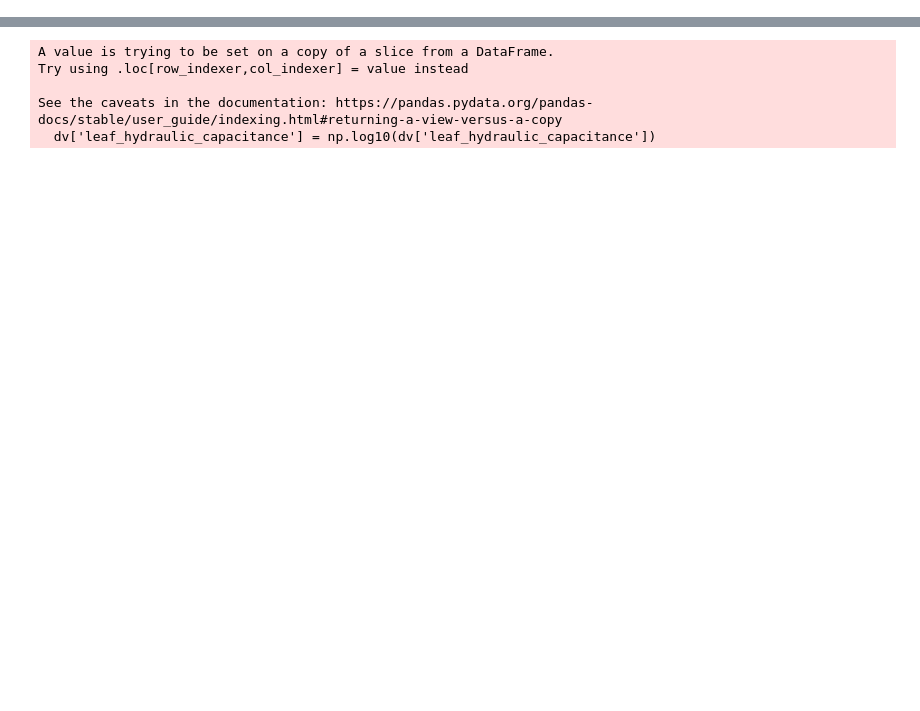
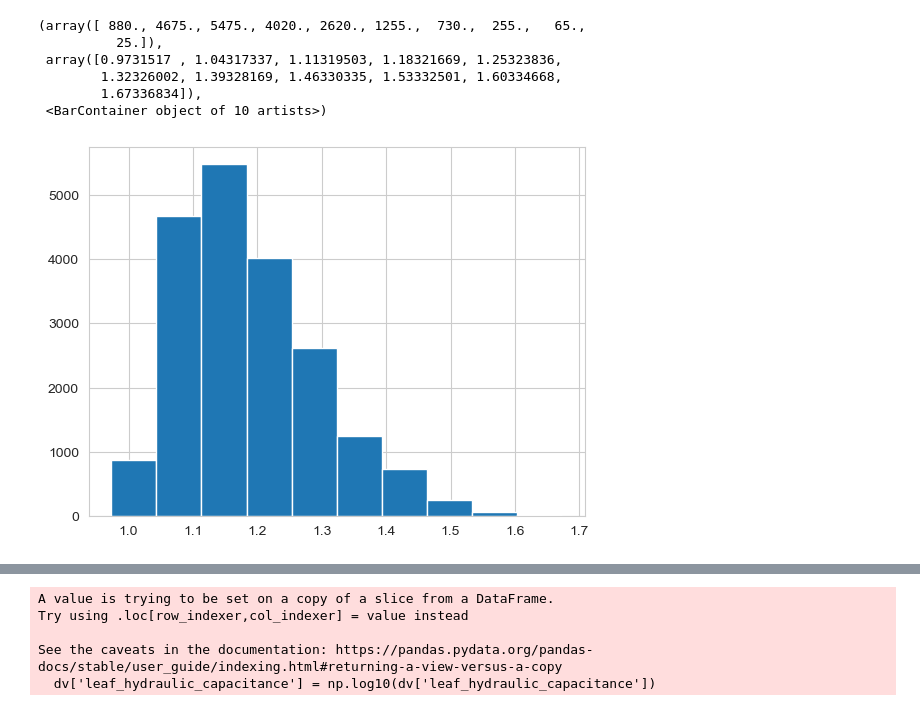
Before and after one commit to PhillipPapastefanou/SimPHony, a Jupyter notebook: appl/swiss/post_processing/EX_CON.ipynb, the cells around one changed output, grey strips where cells are left out. Cells and saved outputs as stored; diff of their text form; code cells hidden in the pictures; blank space fills up the shorter version.

```diff
--- a/appl/swiss/post_processing/EX_CON.ipynb
+++ b/appl/swiss/post_processing/EX_CON.ipynb
@@ -28 +42,11 @@ vars_plant = ['psi_leaf_50_close', 'd_50_close','stem_hydraulic_capacitance', 'k
+# %%
+plt.hist(df['RMSE_MAX'])
+# %% [output]
+(array([ 880., 4675., 5475., 4020., 2620., 1255.,  730.,  255.,   65.,
+          25.]),
+ array([0.9731517 , 1.04317337, 1.11319503, 1.18321669, 1.25323836,
+        1.32326002, 1.39328169, 1.46330335, 1.53332501, 1.60334668,
+        1.67336834]),
+ <BarContainer object of 10 artists>)
+[figure, added]
 # %%
```
Also changed, not shown: parts of 11 cells of this notebook, 7 other files.
